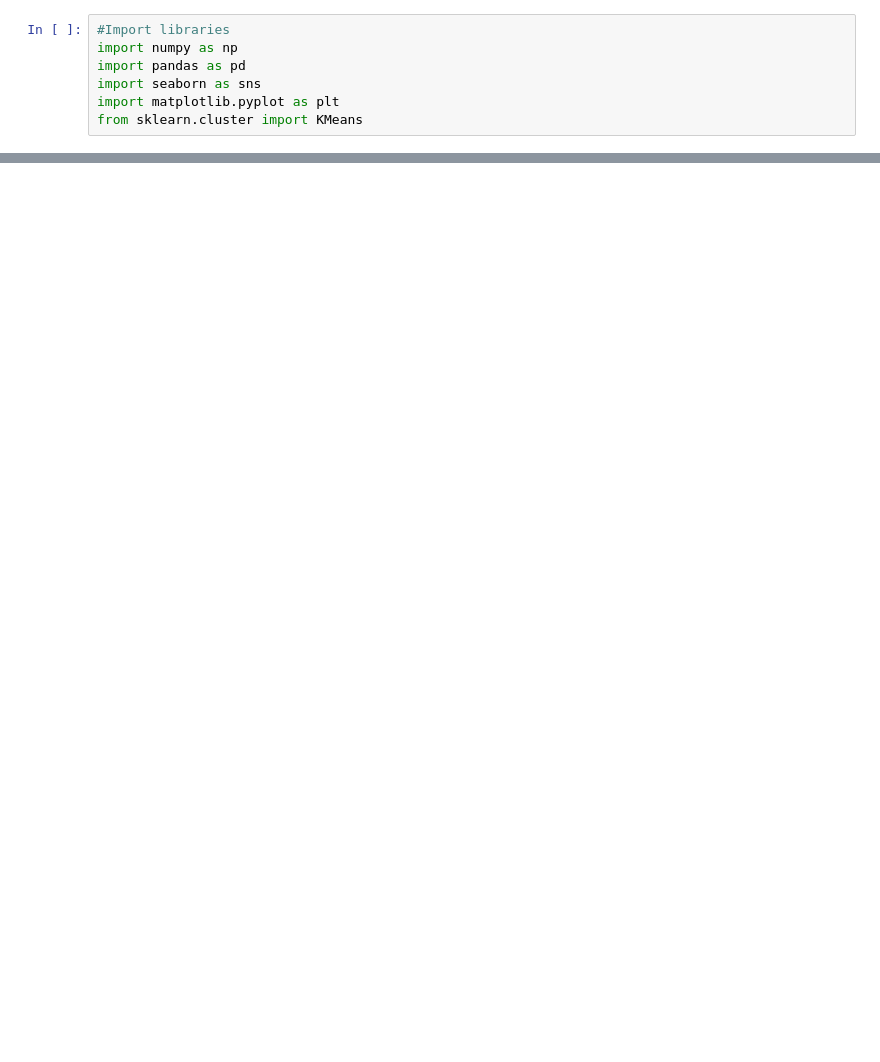
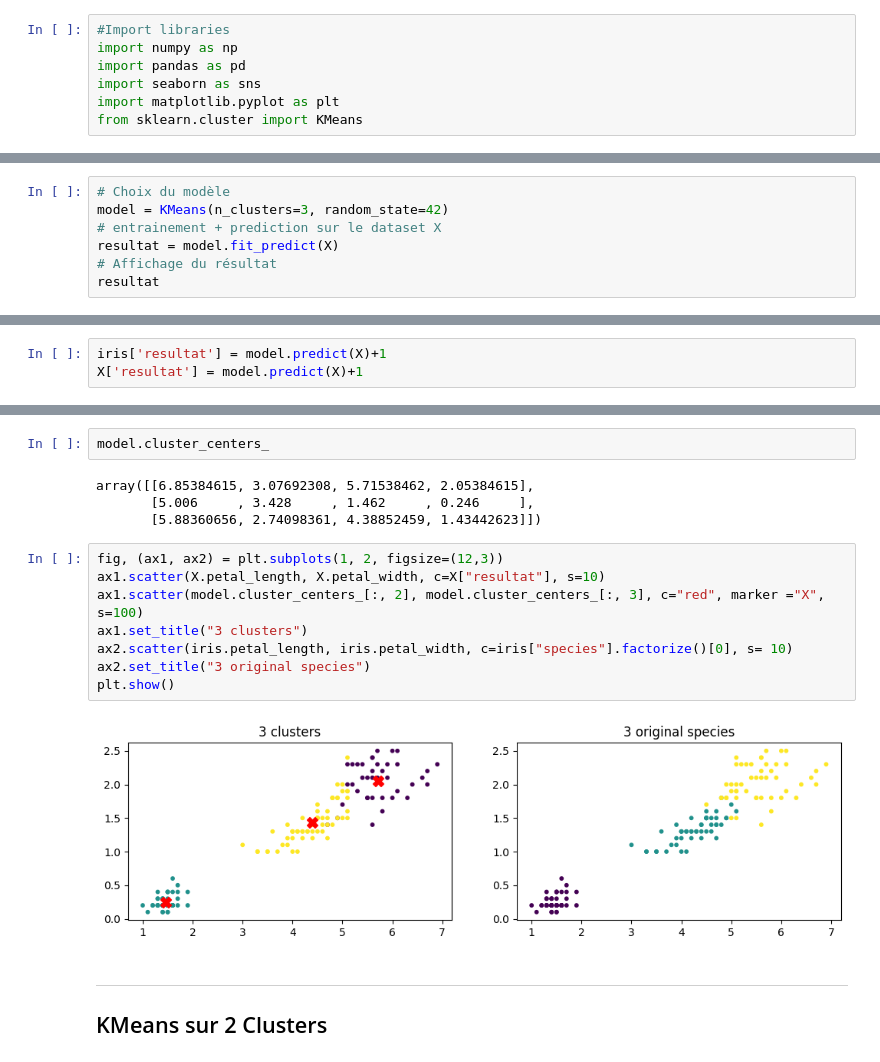
Before and after one commit to One-Up-Dev/Wild-Code-School, a Jupyter notebook: machine-learning/Clustering-K-means.ipynb, the cells around one changed output, grey strips where cells are left out. Drawn from its saved outputs; the diff is of its cells as text; blank space fills up the shorter version.

Commit message:
add: quete Clustering-K-means

```diff
--- a/machine-learning/Clustering-K-means.ipynb
+++ b/machine-learning/Clustering-K-means.ipynb
@@ -92,0 +33,7 @@ iris.sample(5)
+# %%
+# Choix du modèle
+model = KMeans(n_clusters=3, random_state=42)
+# entrainement + prediction sur le dataset X
+resultat = model.fit_predict(X)
+# Affichage du résultat
+resultat
@@ -92,0 +48,3 @@ iris.sample(5)
+# %%
+iris['resultat'] = model.predict(X)+1
+X['resultat'] = model.predict(X)+1
@@ -92,0 +75,19 @@ iris.sample(5)
+# %%
+model.cluster_centers_
+# %% [output]
+array([[6.85384615, 3.07692308, 5.71538462, 2.05384615],
+       [5.006     , 3.428     , 1.462     , 0.246     ],
+       [5.88360656, 2.74098361, 4.38852459, 1.43442623]])
+# %%
+fig, (ax1, ax2) = plt.subplots(1, 2, figsize=(12,3))
+ax1.scatter(X.petal_length, X.petal_width, c=X["resultat"], s=10)
+ax1.scatter(model.cluster_centers_[:, 2], model.cluster_centers_[:, 3], c="red", marker ="X", s=100)
+ax1.set_title("3 clusters")
+ax2.scatter(iris.petal_length, iris.petal_width, c=iris["species"].factorize()[0], s= 10)
+ax2.set_title("3 original species")
+plt.show()
+# %% [output]
+[figure, added]
+# %% [markdown]
+---
+## KMeans sur 2 Clusters
```
Also changed, not shown: parts of 39 cells of this notebook.
